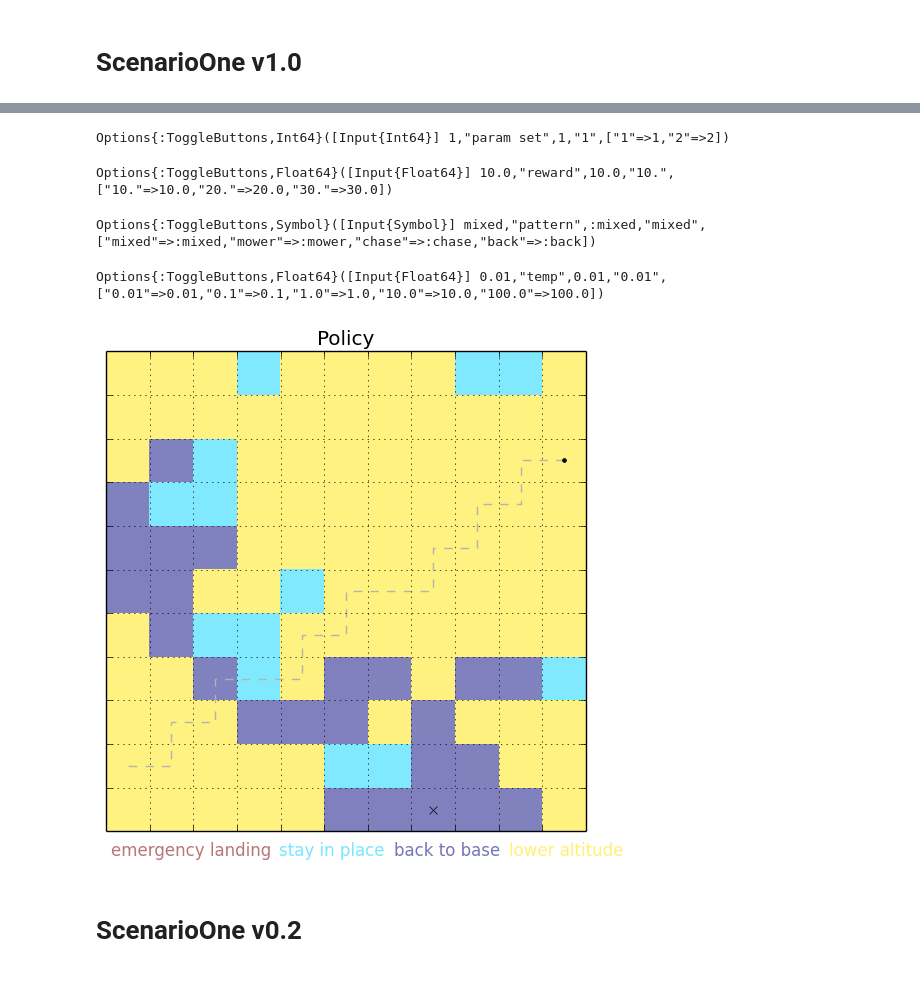
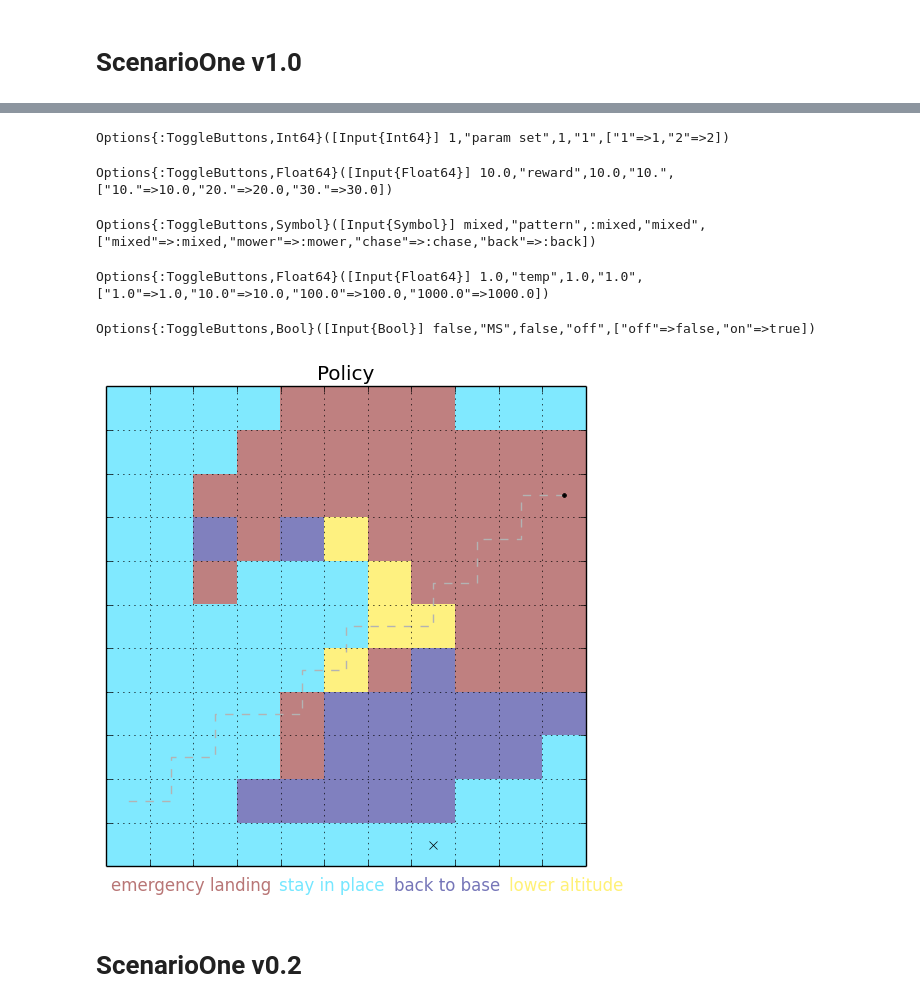
Before and after one commit to neosado/Firestorm, a Jupyter notebook: ScenarioOne.ipynb, the cells around one changed output, grey strips where cells are left out. Saved outputs shown, nothing was run; the diff lists cells and outputs as text; code cells hidden in the pictures.

```diff
--- a/ScenarioOne.ipynb
+++ b/ScenarioOne.ipynb
@@ -6,7 +6,6 @@ include("ScenarioOneIJUtil.jl")
 # %% [markdown]
 # ScenarioOne v1.0
 # %%
-timestamp = 1430954457
-#datafile = "datafiles/s1results_v1_0.jld.$timestamp"
-datafile = "s1results_v1_0.jld.$timestamp"
+timestamp = 1431842409
+datafile = "datafiles/s1results_v1_0.jld.$timestamp"
 ;
@@ -33,15 +76,19 @@ Options{:ToggleButtons,Symbol}([Input{Symbol}] mower,"pattern",:mower,"mower",["
 # %%
 f = figure(facecolor = "white")
-@manipulate for param_set = togglebuttons(OrderedDict(zip(["1", "2"], [1, 2])), label = "param set"), reward = togglebuttons(OrderedDict(zip(["10.", "20.", "30."], [10., 20., 30.])), label = "reward"), pattern = [:mixed, :mower, :chase, :back], temp = [0.01, 0.1, 1., 10., 100.]; withfig(f) do
-        plotPolicy("1.0", param_set, fig = f, datafile = datafile, r_surveillance = reward, uav_surveillance_pattern = pattern, T = temp)
+@manipulate for param_set = togglebuttons(OrderedDict(zip(["1", "2"], [1, 2])), label = "param set"), reward = togglebuttons(OrderedDict(zip(["10.", "20.", "30."], [10., 20., 30.])), label = "reward"), pattern = [:mixed, :mower, :chase, :back], temp = [1., 10., 100., 1000.], MS = togglebuttons(OrderedDict(zip(["off", "on"], [false, true])), label = "MS"); withfig(f) do
+        plotPolicy("1.0", param_set, fig = f, datafile = datafile, r_surveillance = reward, uav_surveillance_pattern = pattern, T = temp, MS = MS)
+        #plotPolicy("1.0", param_set, fig = f, datafile = datafile, r_surveillance = reward, uav_surveillance_pattern = pattern, T = temp, bLabel = false, MS = MS)
+        #savefig("policy_" * string(int64(reward)) * "_" * string(pattern) * ".png")
+        #savefig("policy_" * string(int64(reward)) * "_" * string(pattern) * "_" * string(temp) * ".png")
     end
 end
 # %% [output]
 Options{:ToggleButtons,Int64}([Input{Int64}] 1,"param set",1,"1",["1"=>1,"2"=>2])
 Options{:ToggleButtons,Float64}([Input{Float64}] 10.0,"reward",10.0,"10.",["10."=>10.0,"20."=>20.0,"30."=>30.0])
 Options{:ToggleButtons,Symbol}([Input{Symbol}] mixed,"pattern",:mixed,"mixed",["mixed"=>:mixed,"mower"=>:mower,"chase"=>:chase,"back"=>:back])
-Options{:ToggleButtons,Float64}([Input{Float64}] 0.01,"temp",0.01,"0.01",["0.01"=>0.01,"0.1"=>0.1,"1.0"=>1.0,"10.0"=>10.0,"100.0"=>100.0])
+Options{:ToggleButtons,Float64}([Input{Float64}] 1.0,"temp",1.0,"1.0",["1.0"=>1.0,"10.0"=>10.0,"100.0"=>100.0,"1000.0"=>1000.0])
+Options{:ToggleButtons,Bool}([Input{Bool}] false,"MS",false,"off",["off"=>false,"on"=>true])
-[figure, old version]
+[figure, new version]
 # %% [markdown]
 # ScenarioOne v0.2
 # %%
```
Also changed, not shown: parts of 7 cells of this notebook, 1 other file.
